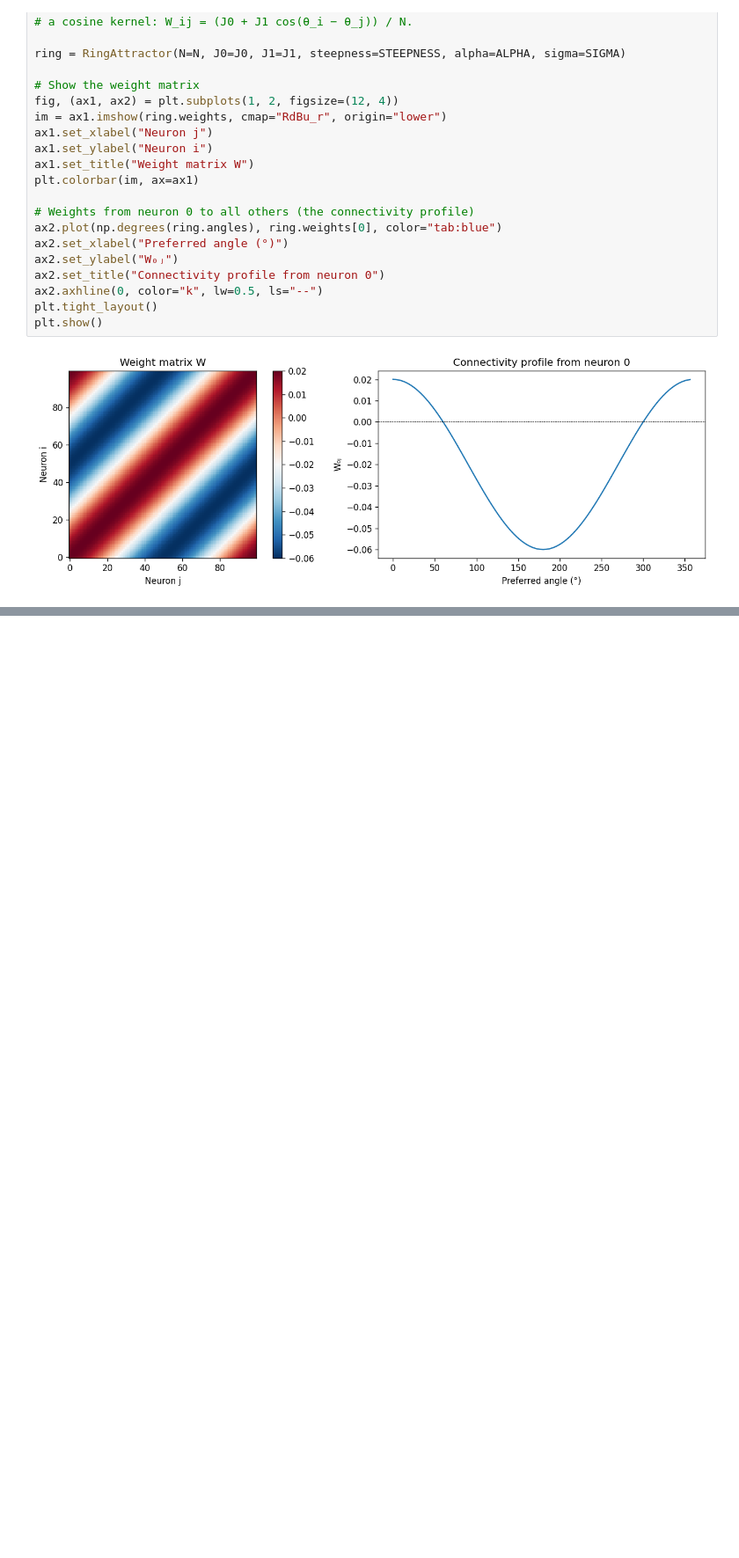
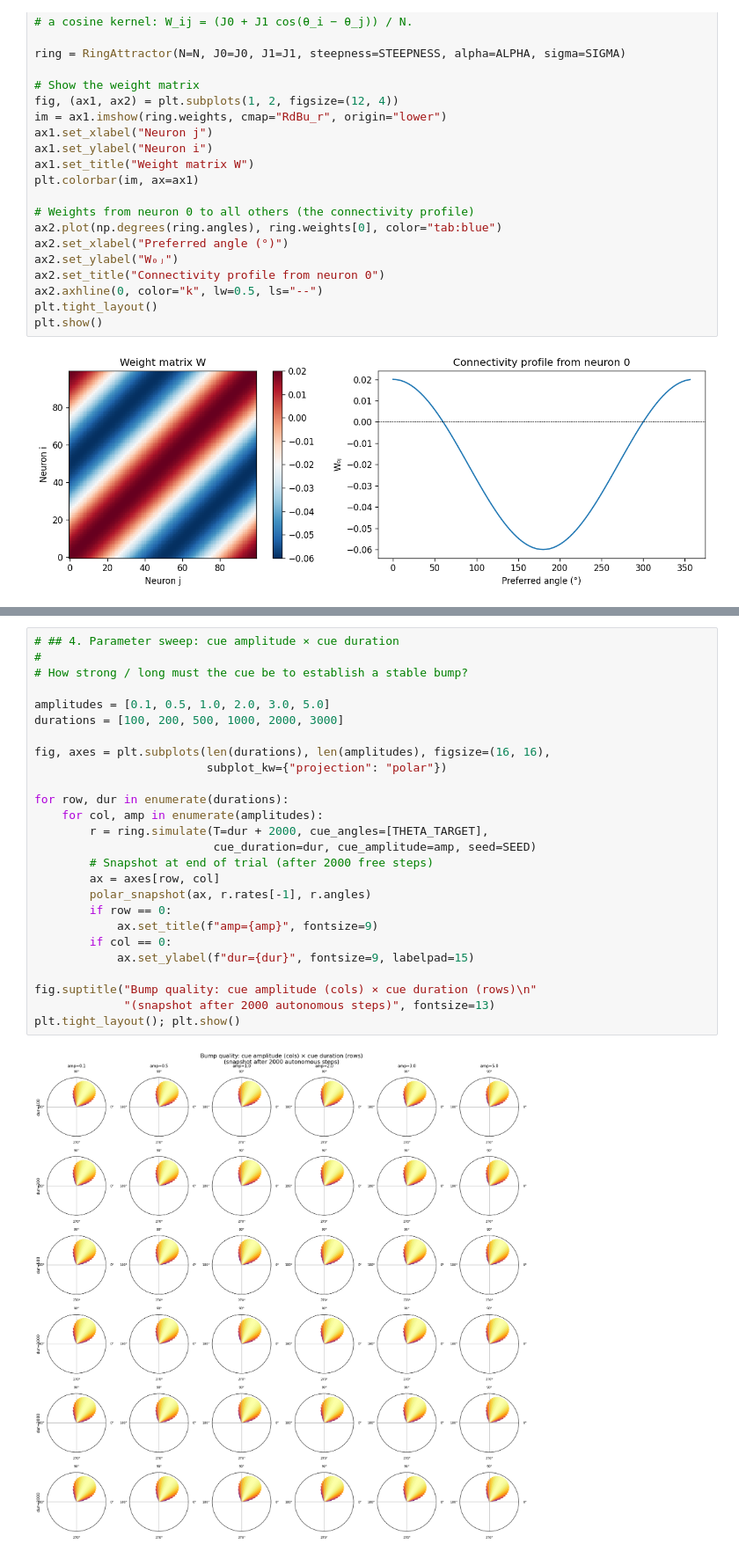
Before and after one commit to yotam180/ring-attractor-project, a Jupyter notebook: notebooks/01_ring_attractor.ipynb, the cells around one changed output, grey strips where cells are left out. Shown at 88% size. Cells and saved outputs as stored; diff of their text form; blank space fills up the shorter version.

```diff
--- a/notebooks/01_ring_attractor.ipynb
+++ b/notebooks/01_ring_attractor.ipynb
@@ -78,0 +113,28 @@ plt.show()
+# %%
+# ## 4. Parameter sweep: cue amplitude × cue duration
+#
+# How strong / long must the cue be to establish a stable bump?
+
+amplitudes = [0.1, 0.5, 1.0, 2.0, 3.0, 5.0]
+durations = [100, 200, 500, 1000, 2000, 3000]
+
+fig, axes = plt.subplots(len(durations), len(amplitudes), figsize=(16, 16),
+                         subplot_kw={"projection": "polar"})
+
+for row, dur in enumerate(durations):
+    for col, amp in enumerate(amplitudes):
+        r = ring.simulate(T=dur + 2000, cue_angles=[THETA_TARGET],
+                          cue_duration=dur, cue_amplitude=amp, seed=SEED)
+        # Snapshot at end of trial (after 2000 free steps)
+        ax = axes[row, col]
+        polar_snapshot(ax, r.rates[-1], r.angles)
+        if row == 0:
+            ax.set_title(f"amp={amp}", fontsize=9)
+        if col == 0:
+            ax.set_ylabel(f"dur={dur}", fontsize=9, labelpad=15)
+
+fig.suptitle("Bump quality: cue amplitude (cols) × cue duration (rows)\n"
+             "(snapshot after 2000 autonomous steps)", fontsize=13)
+plt.tight_layout(); plt.show()
+# %% [output]
+[figure, added]
```
Also changed, not shown: parts of 6 cells of this notebook.
